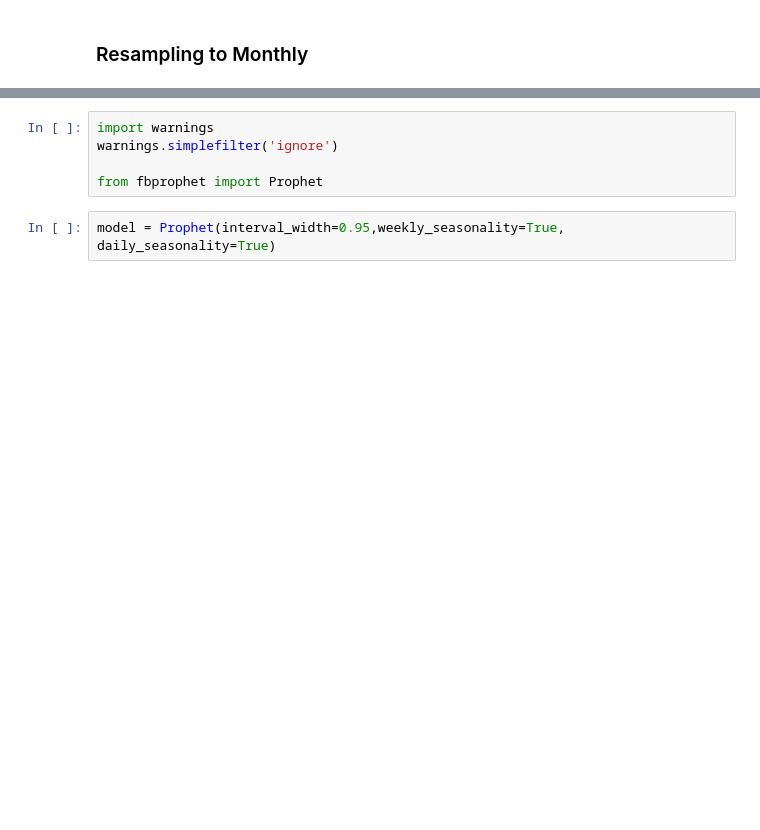
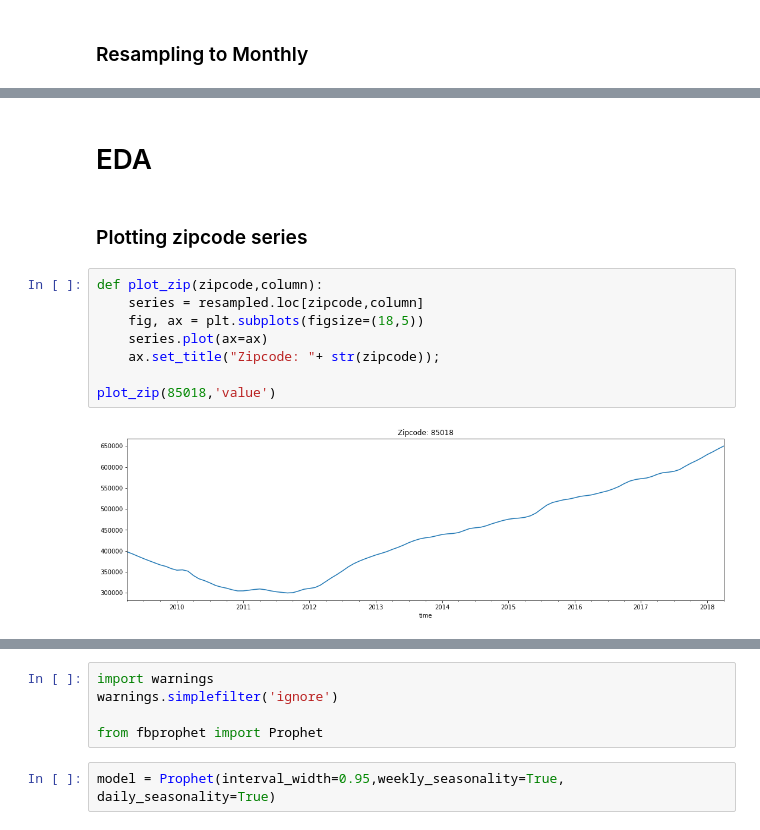
Before and after one commit to MatthewR1021/Zillow_Time_Series, a Jupyter notebook: jerry.ipynb, the cells around one changed output, grey strips where cells are left out. Cells and saved outputs as stored; diff of their text form; blank space fills up the shorter version.

```diff
--- a/jerry.ipynb
+++ b/jerry.ipynb
@@ -107,0 +189,14 @@ resampled
+# %% [markdown]
+# EDA
+# %% [markdown]
+### Plotting zipcode series
+# %%
+def plot_zip(zipcode,column):
+    series = resampled.loc[zipcode,column]
+    fig, ax = plt.subplots(figsize=(18,5))
+    series.plot(ax=ax)
+    ax.set_title("Zipcode: "+ str(zipcode));
+
+plot_zip(85018,'value')
+# %% [output]
+[figure, added]
```
Also changed, not shown: parts of 34 cells of this notebook.
